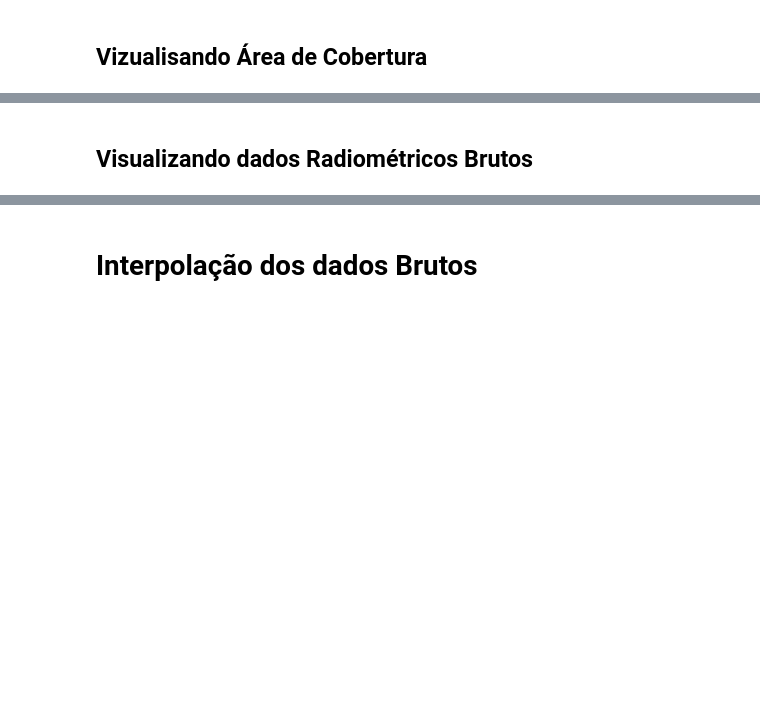
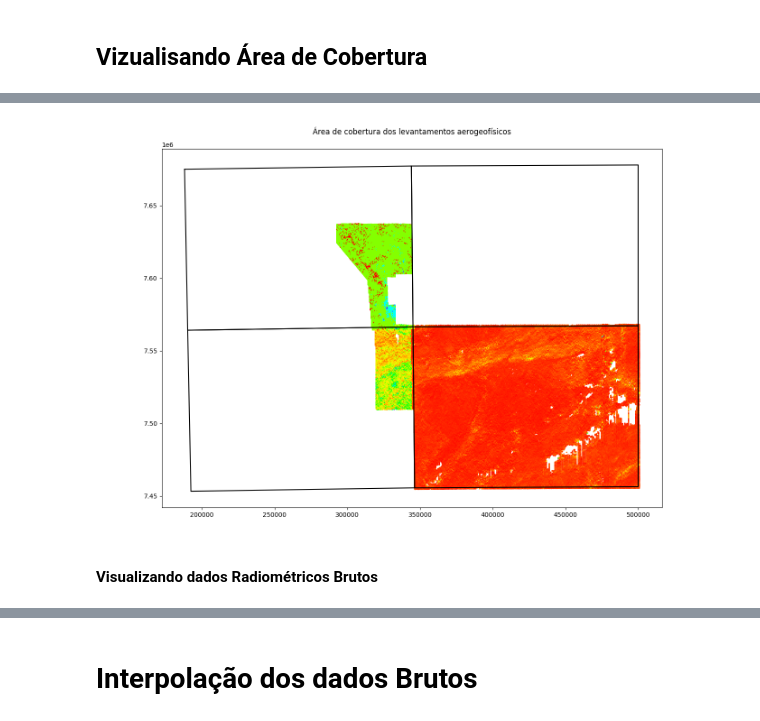
Before and after one commit to Gabriel-Goes/mapeamento_litologico_preditivo, a Jupyter notebook: projeto.ipynb, the cells around one changed output, grey strips where cells are left out. Cells and saved outputs as stored; diff of their text form; code cells hidden in the pictures; blank space fills up the shorter version.

```diff
--- a/projeto.ipynb
+++ b/projeto.ipynb
@@ -186,20 +277,21 @@ plt.tight_layout()
 # %%
-plt.figure(figsize=(21,16))
+plt.figure(figsize=(14,9))
 for id in list(quadricula.keys()):
     carta=quadricula[id]
     #print(carta.keys())
     plt.plot(*(carta['area']['geometry_proj']).exterior.xy,color='black')
     plt.axis('scaled')
     for data in list(carta.keys())[:]:
-        if 'area' or 'lito' or 'mag' in data:
-            #print('mag OR lito')
-            pass
+        if 'gama' in data:
+            #print(data)
+            plt.scatter(carta[data].X,carta[data].Y,c=carta[data].UTHRAZAO,cmap='hsv',s=1,marker='H')
         else:
-            print(data)
-            plt.scatter(carta[data].X,carta[data].Y,c=carta[data].MDT,cmap='terrain',s=1,marker='H')
+            None
 plt.suptitle('Área de cobertura dos levantamentos aerogeofísicos')
 plt.axis('scaled')
 plt.tight_layout()
+# %% [output]
+[figure, added]
 # %% [markdown]
-## Visualizando dados Radiométricos Brutos
+#### Visualizando dados Radiométricos Brutos
 # %%
```
Also changed, not shown: parts of 41 cells of this notebook, 5 other files.
